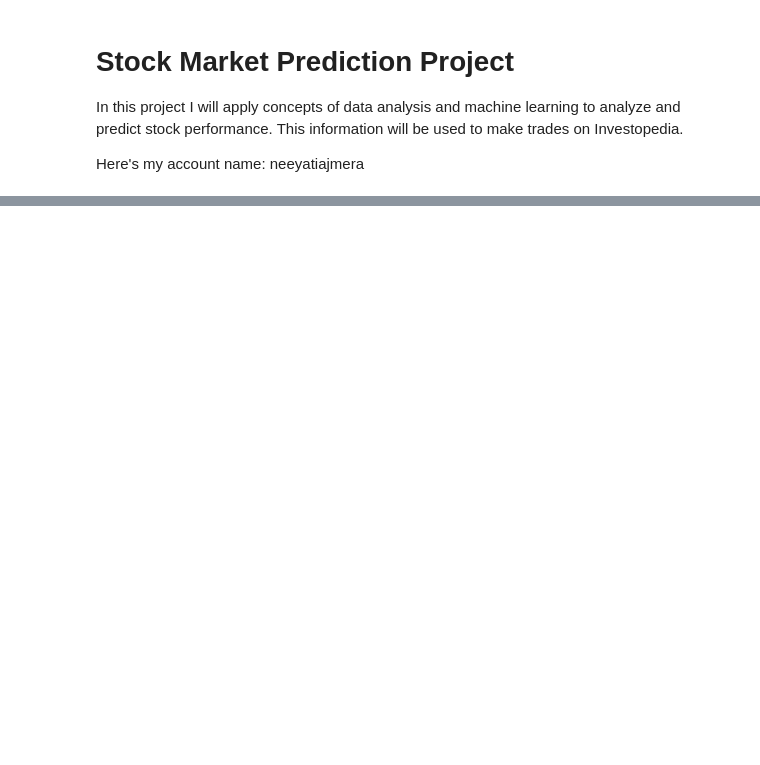
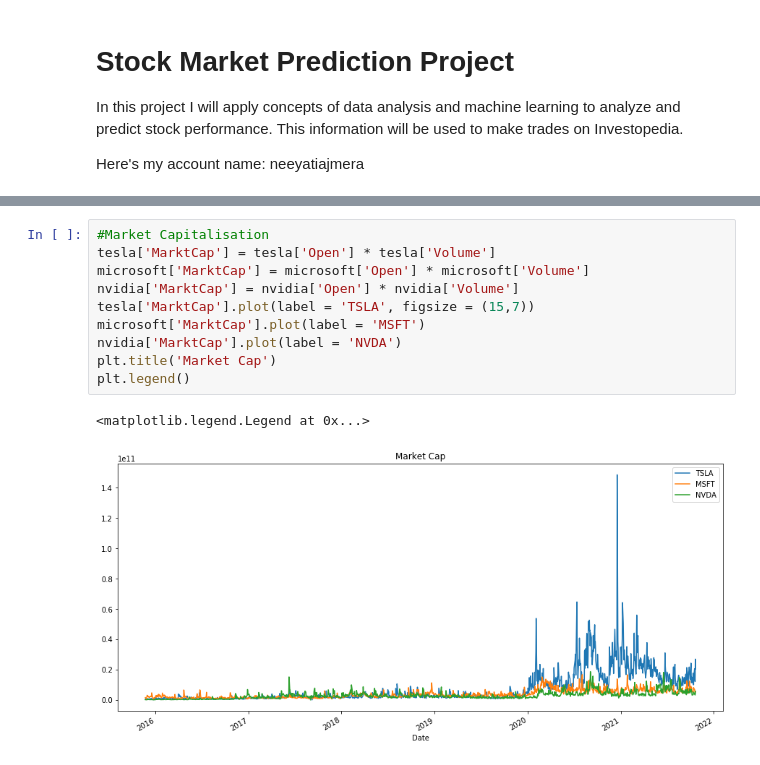
Before and after one commit to neeyatiajmera/StockMarketProject, a Jupyter notebook: Stock Market Project .ipynb, the cells around one changed output, grey strips where cells are left out. Saved outputs shown, nothing was run; the diff lists cells and outputs as text; blank space fills up the shorter version.

```diff
--- a/Stock Market Project .ipynb
+++ b/Stock Market Project .ipynb
@@ -102,0 +111,13 @@ SyntaxError: invalid syntax (<ipython-input-2-3a66936b7cc7>, line 37)
+# %%
+#Market Capitalisation
+tesla['MarktCap'] = tesla['Open'] * tesla['Volume']
+microsoft['MarktCap'] = microsoft['Open'] * microsoft['Volume']
+nvidia['MarktCap'] = nvidia['Open'] * nvidia['Volume']
+tesla['MarktCap'].plot(label = 'TSLA', figsize = (15,7))
+microsoft['MarktCap'].plot(label = 'MSFT')
+nvidia['MarktCap'].plot(label = 'NVDA')
+plt.title('Market Cap')
+plt.legend()
+# %% [output]
+<matplotlib.legend.Legend at 0x...>
+[figure, added]
```
Also changed, not shown: parts of 20 cells of this notebook, 1 other file.
